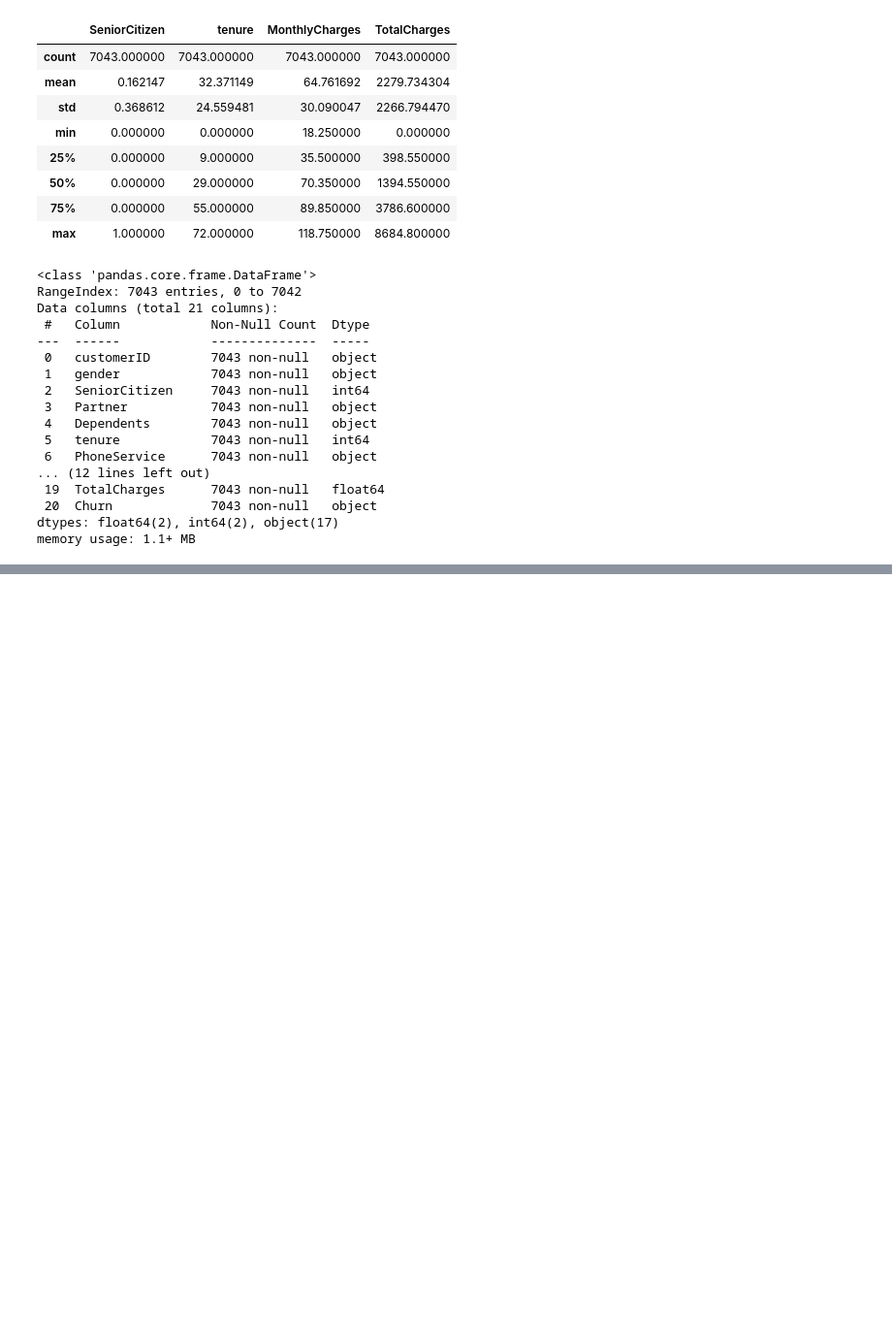
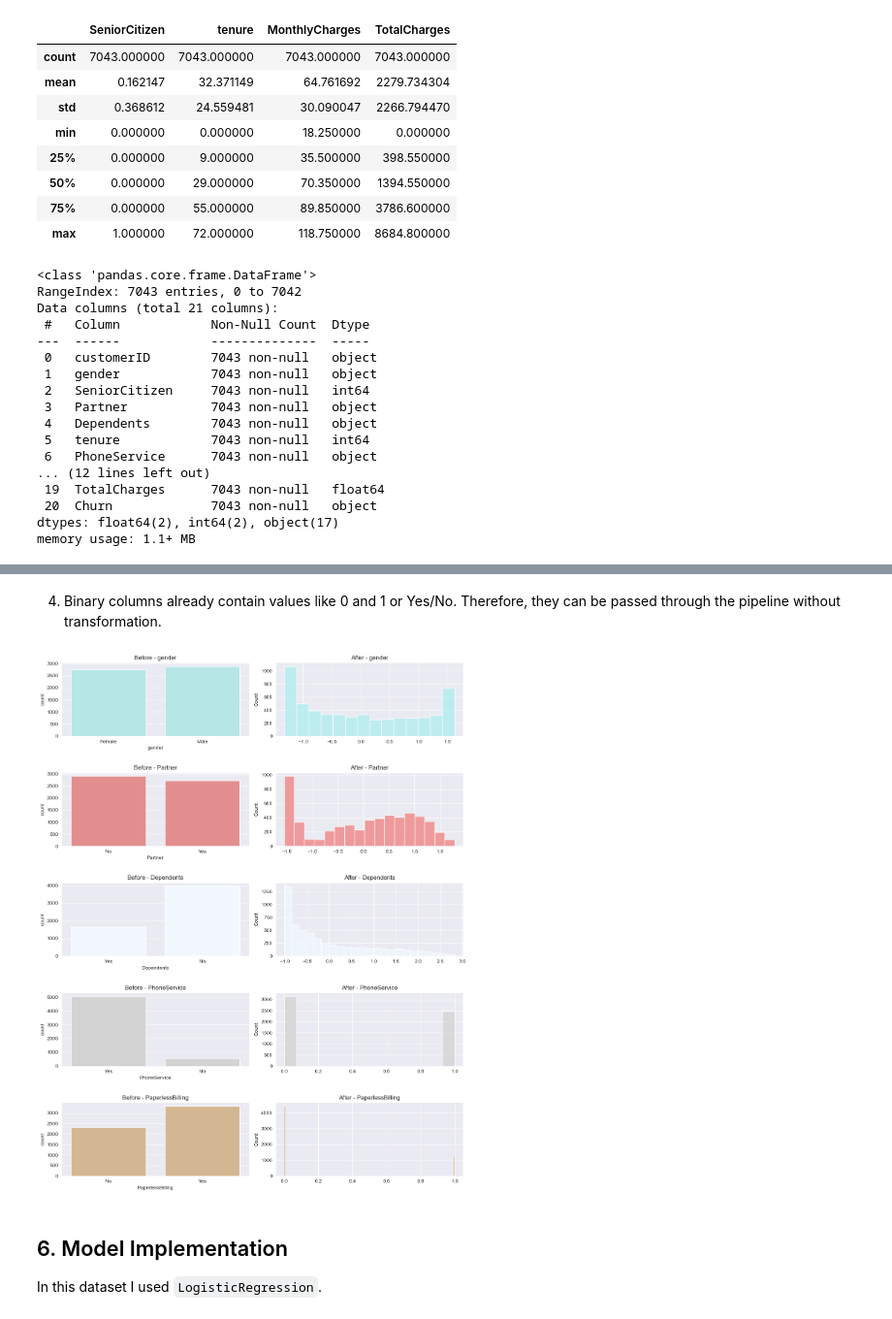
Before and after one commit to varun-chourasia/Machine-Learning, a Jupyter notebook: ML_Preprocessing/Encoding_techniques/Column_transformer.ipynb, the cells around one changed output, grey strips where cells are left out. Shown at 97% size. Saved outputs shown, nothing was run; the diff lists cells and outputs as text; code cells hidden in the pictures; blank space fills up the shorter version.

```diff
--- a/ML_Preprocessing/Encoding_techniques/Column_transformer.ipynb
+++ b/ML_Preprocessing/Encoding_techniques/Column_transformer.ipynb
@@ -91,0 +158,23 @@ sns.histplot(X_train_transformed, kde=True, ax=ax1)
+# %% [markdown]
+4. Binary columns already contain values like 0 and 1 or Yes/No.
+Therefore, they can be passed through the pipeline without transformation.
+# %%
+fig, axes = plt.subplots(len(binary_cols), 2, figsize=(12,15))
+
+for i, col in enumerate(binary_cols):
+        # Before Encoding
+        sns.countplot(x=X_train[col], ax=axes[i,0], color=colors[i])
+        axes[i,0].set_title(f'Before - {col}')
+
+        # After Encoding
+        sns.histplot(X_train_transformed[:, i], ax=axes[i,1], color=colors[i % len(colors)])
+        axes[i,1].set_title(f'After - {col}')
+plt.tight_layout()
+plt.subplots_adjust(hspace=0.5)
+plt.show()
+# %% [output]
+[figure, added]
+# %% [markdown]
+## 6. Model Implementation
+
+In this dataset I used `LogisticRegression`.
```
Also changed, not shown: parts of 18 cells of this notebook, 2 other files.
